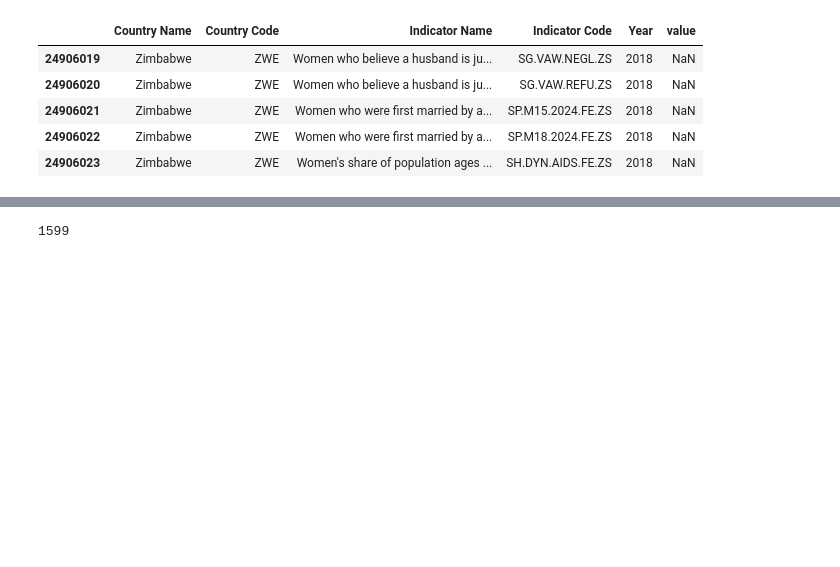
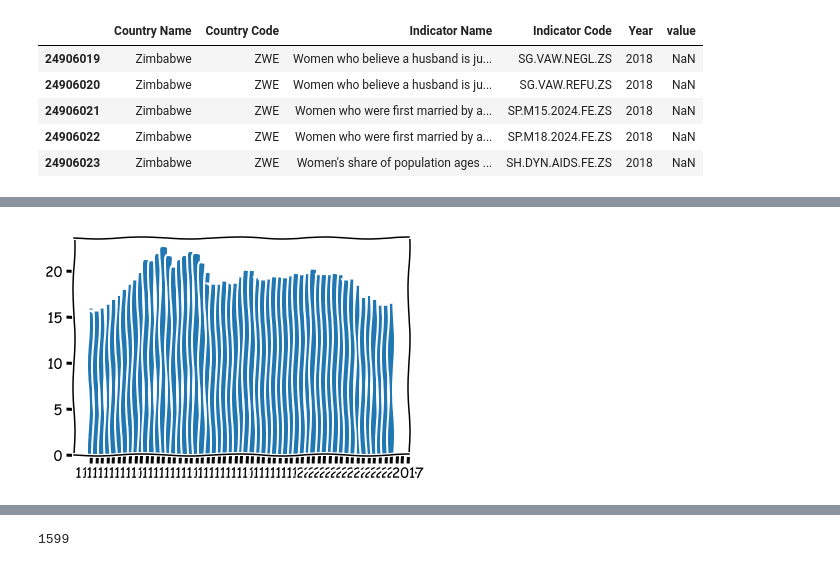
Before and after one commit to taramullin/Capstone, a Jupyter notebook: Capstone - Development Indicators.ipynb, the cells around one changed output, grey strips where cells are left out. Drawn from its saved outputs; the diff is of its cells as text; code cells hidden in the pictures; blank space fills up the shorter version.

```diff
--- a/Capstone - Development Indicators.ipynb
+++ b/Capstone - Development Indicators.ipynb
@@ -85,0 +109,11 @@ df.columns = [column.replace(" ", "_") for column in df.columns]
+# %%
+# get the years
+years = stage['Year'].values
+# get the values
+co2 = stage['value'].values
+
+# create
+plt.bar(years,co2)
+plt.show()
+# %% [output]
+[figure, added]
```
Also changed, not shown: parts of 31 cells of this notebook.
